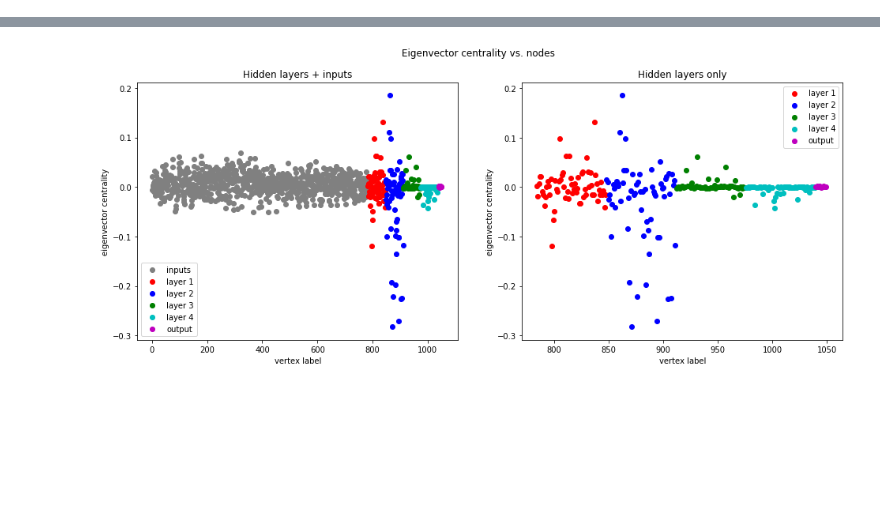
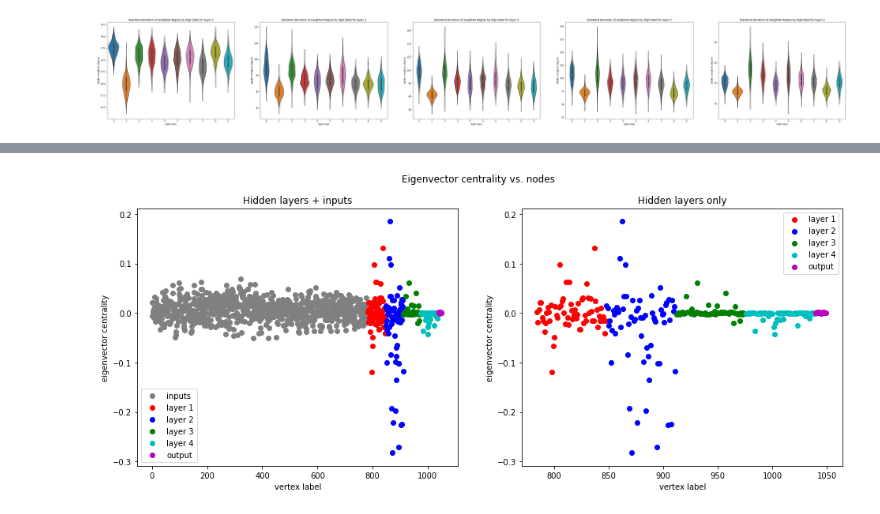
Before and after one commit to bgroenks96/dnn-community-detection, a Jupyter notebook: nn-to-graph-scratch.ipynb, the cells around one changed output, grey strips where cells are left out. Drawn from its saved outputs; the diff is of its cells as text; code cells hidden in the pictures; blank space fills up the shorter version.

```diff
--- a/nn-to-graph-scratch.ipynb
+++ b/nn-to-graph-scratch.ipynb
@@ -58,0 +106,12 @@ for gs in g_by_class:
+# %%
+fig, axs = plt.subplots(1, 5, figsize=(5*12,8))
+for i, (l, st) in enumerate(zip(layer_sizes, np.cumsum(layer_sizes))):
+    ax = axs[i]
+    g_xs_std_degree_by_class = pd.DataFrame({'digit class': y_test_orig[rand_inds],
+                                              'stddev weighted degree': [float(g.vp['degree'].a[st-l:st].std()) for g in g_xs]})
+    sns.violinplot(x='digit class', y='stddev weighted degree', data=g_xs_std_degree_by_class,
+                   ax=ax)
+    ax.set_title('Standard deviation of weighted degree by digit label for layer {}'.format(i))
+plt.show()
+# %% [output]
+[figure, added]
```
Also changed, not shown: parts of 27 cells of this notebook.
